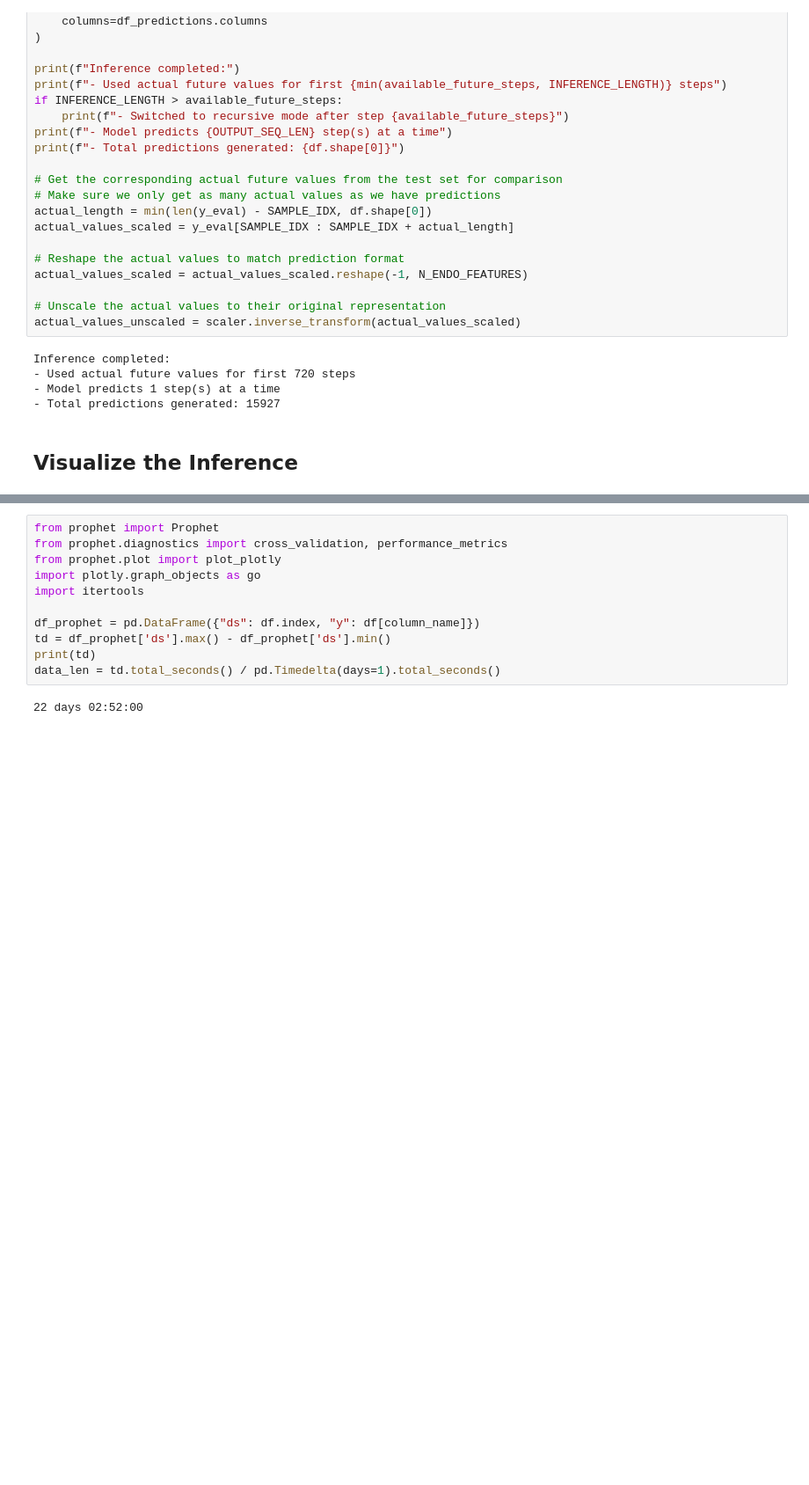
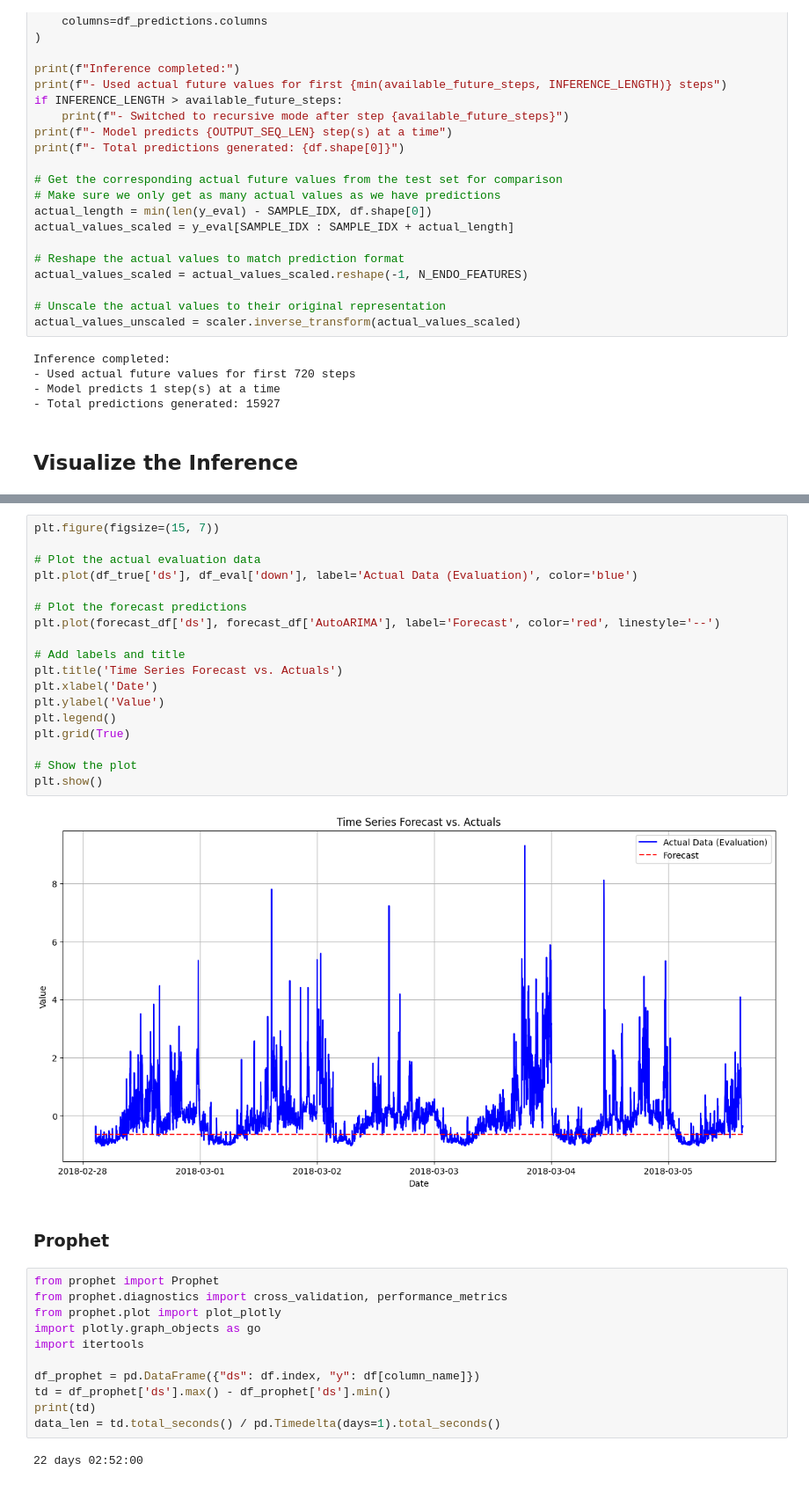
Before and after one commit to harp-wing/FLTS, a Jupyter notebook: Testing.ipynb, the cells around one changed output, grey strips where cells are left out. Shown at 88% size. Saved outputs shown, nothing was run; the diff lists cells and outputs as text; blank space fills up the shorter version.

```diff
--- a/Testing.ipynb
+++ b/Testing.ipynb
@@ -393,3 +743,25 @@ if len(actual_values_unscaled) > available_future_steps:
+# %%
+plt.figure(figsize=(15, 7))
+
+# Plot the actual evaluation data
+plt.plot(df_true['ds'], df_eval['down'], label='Actual Data (Evaluation)', color='blue')
+
+# Plot the forecast predictions
+plt.plot(forecast_df['ds'], forecast_df['AutoARIMA'], label='Forecast', color='red', linestyle='--')
+
+# Add labels and title
+plt.title('Time Series Forecast vs. Actuals')
+plt.xlabel('Date')
+plt.ylabel('Value')
+plt.legend()
+plt.grid(True)
+
+# Show the plot
+plt.show()
+# %% [output]
+[figure, added]
+# %% [markdown]
+### Prophet
 # %%
 from prophet import Prophet
 from prophet.diagnostics import cross_validation, performance_metrics
```
Also changed, not shown: parts of 13 cells of this notebook, 51 other files.
